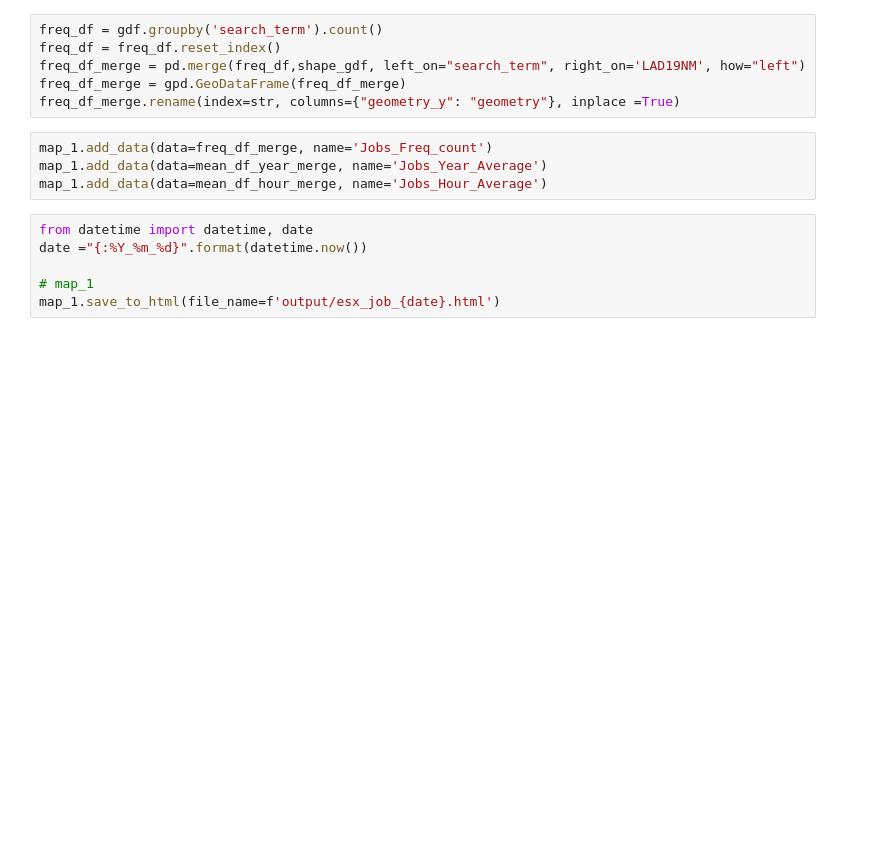
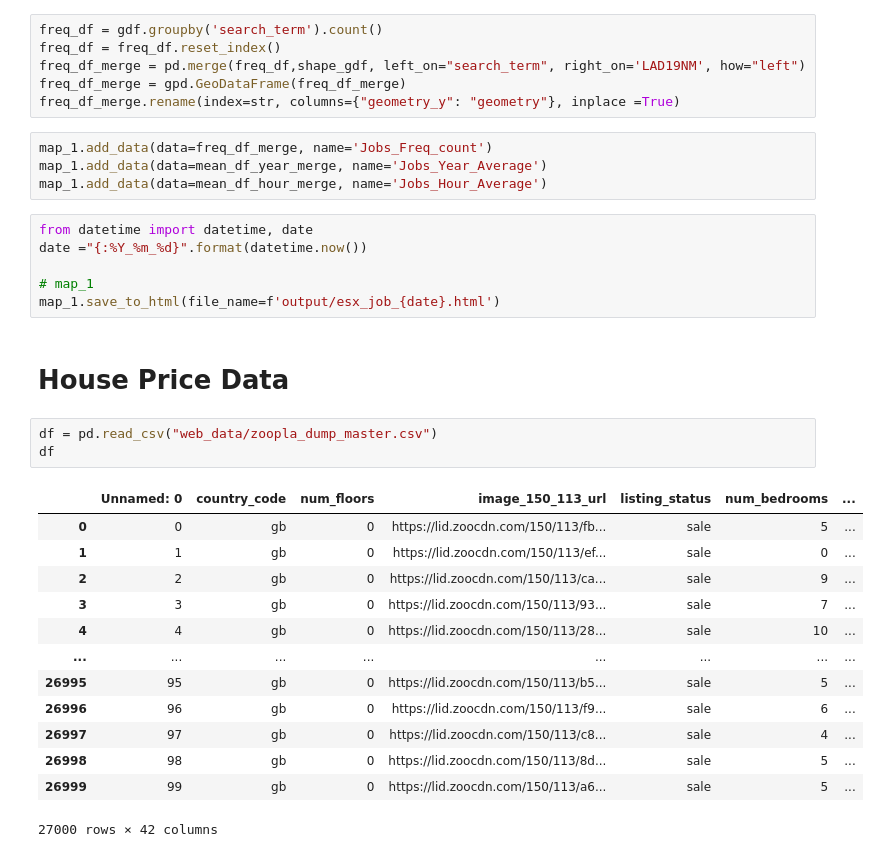
Before and after one commit to Quotennial/ds_fellowship, a Jupyter notebook: geography_explore.ipynb, the cells around one changed output. Drawn from its saved outputs; the diff is of its cells as text; blank space fills up the shorter version.

Commit message:
zoopla data

```diff
--- a/geography_explore.ipynb
+++ b/geography_explore.ipynb
@@ -133,3 +131,22 @@ date ="{:%Y_%m_%d}".format(datetime.now())
 
 # map_1
 map_1.save_to_html(file_name=f'output/esx_job_{date}.html')
+# %% [markdown]
+# House Price Data
+# %%
+df = pd.read_csv("web_data/zoopla_dump_master.csv")
+df
+# %% [output]
+|  | Unnamed: 0 | country_code | num_floors | image_150_113_url | listing_status | num_bedrooms | ... |
+| 0 | 0 | gb | 0 | https://lid.zoocdn.com/150/113/fb... | sale | 5 | ... |
+| 1 | 1 | gb | 0 | https://lid.zoocdn.com/150/113/ef... | sale | 0 | ... |
+| 2 | 2 | gb | 0 | https://lid.zoocdn.com/150/113/ca... | sale | 9 | ... |
+| 3 | 3 | gb | 0 | https://lid.zoocdn.com/150/113/93... | sale | 7 | ... |
+| 4 | 4 | gb | 0 | https://lid.zoocdn.com/150/113/28... | sale | 10 | ... |
+| ... | ... | ... | ... | ... | ... | ... | ... |
+| 26995 | 95 | gb | 0 | https://lid.zoocdn.com/150/113/b5... | sale | 5 | ... |
+| 26996 | 96 | gb | 0 | https://lid.zoocdn.com/150/113/f9... | sale | 6 | ... |
+| 26997 | 97 | gb | 0 | https://lid.zoocdn.com/150/113/c8... | sale | 4 | ... |
+| 26998 | 98 | gb | 0 | https://lid.zoocdn.com/150/113/8d... | sale | 5 | ... |
+| 26999 | 99 | gb | 0 | https://lid.zoocdn.com/150/113/a6... | sale | 5 | ... |
+27000 rows × 42 columns
```
Also changed, not shown: parts of 8 cells of this notebook, 3 other files.
